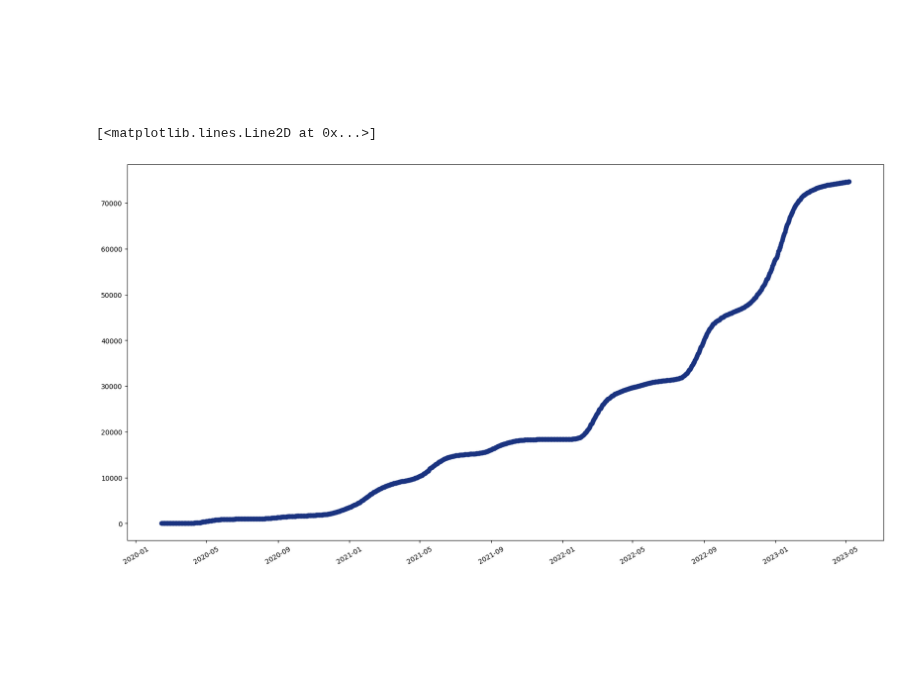
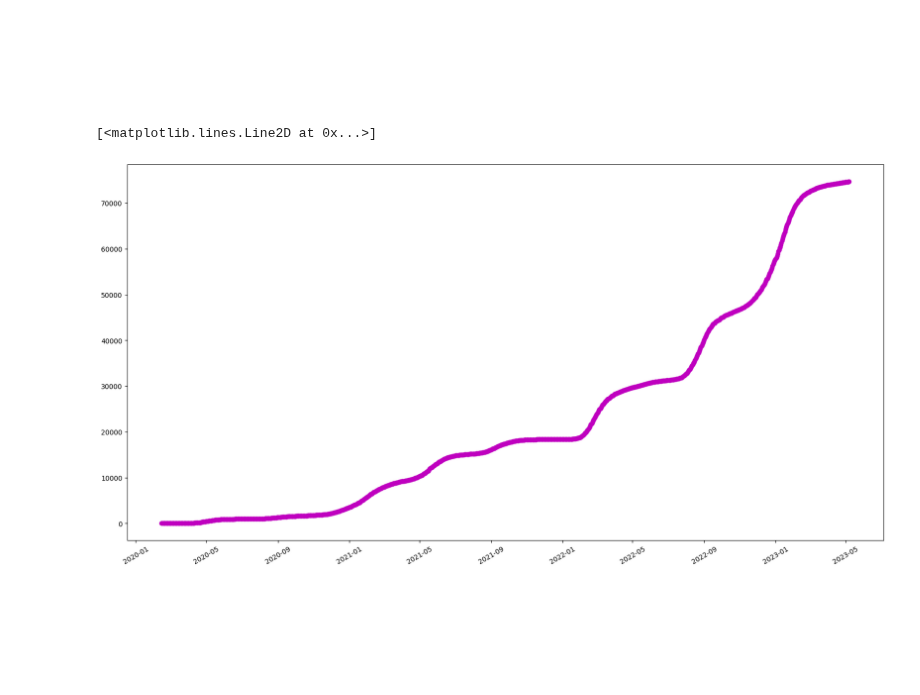
Before and after one commit to riicon72/kaggle, a Jupyter notebook: notebook_eda/eda-covid-19.ipynb, the cells around one changed output. Drawn from its saved outputs; the diff is of its cells as text; code cells hidden in the pictures.

```diff
--- a/notebook_eda/eda-covid-19.ipynb
+++ b/notebook_eda/eda-covid-19.ipynb
@@ -56,12 +56,12 @@ data_pcr
 # %%
 X_dt = pd.to_datetime(data_death['year'])
 Y = data_death.iloc[:, 1]
 plt.figure(figsize=(20,10))
 plt.xticks(rotation=30)
-plt.plot(X_dt, Y,marker='o',color=(0.1, 0.2, 0.5))
+plt.plot(X_dt, Y,marker='o',color="m")
 # %% [output]
 [<matplotlib.lines.Line2D at 0x...>]
-[figure, old version]
+[figure, new version]
 # %% [markdown]
 <a id="1"></a>
 # <p style="background-image: url(https://i.postimg.cc/vmDDpnSF/publicdomainq-0076134.jpg);font-family:Hiragino Sans;font-size:120%;color:white;text-align:center;border-radius:15px 50px; padding:7px"> bar graph-pcrdata-</p>
```
Also changed, not shown: parts of 1 cell of this notebook.
